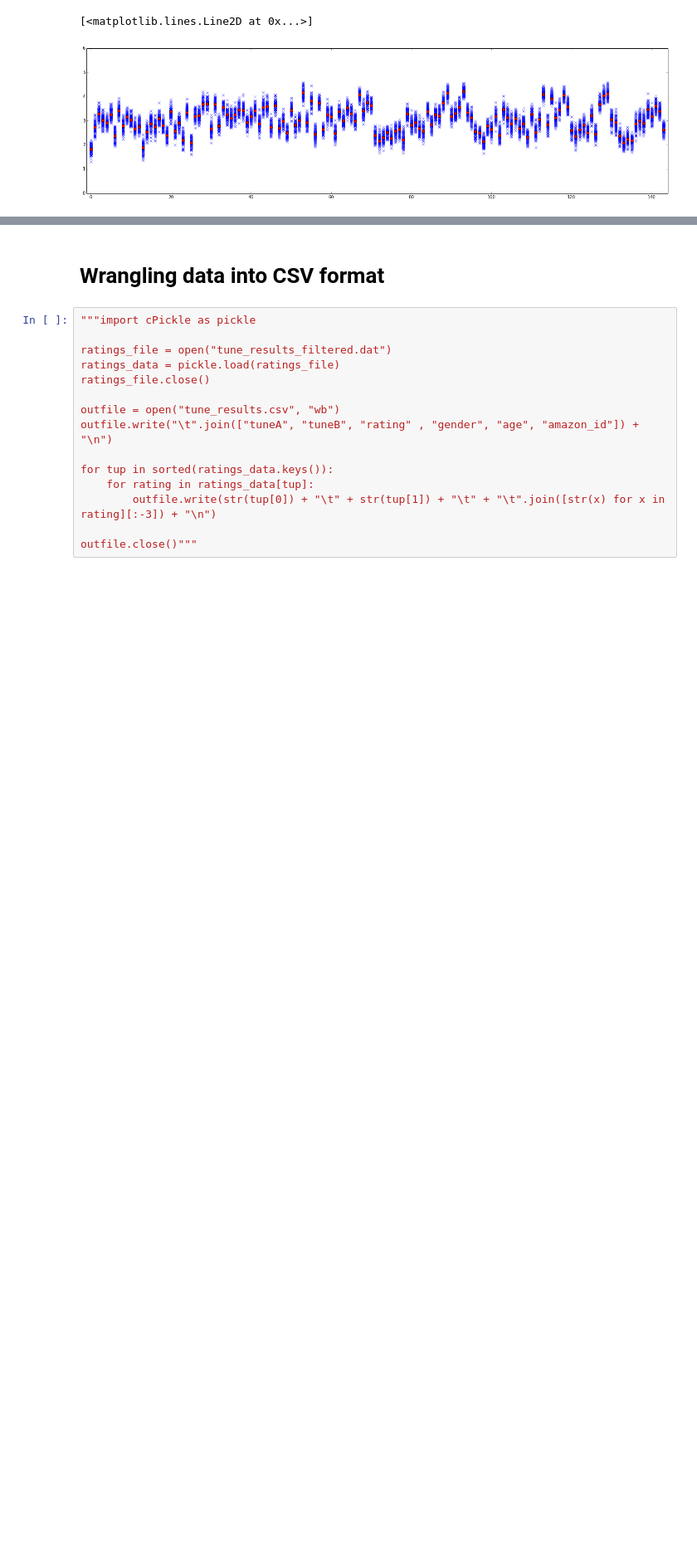
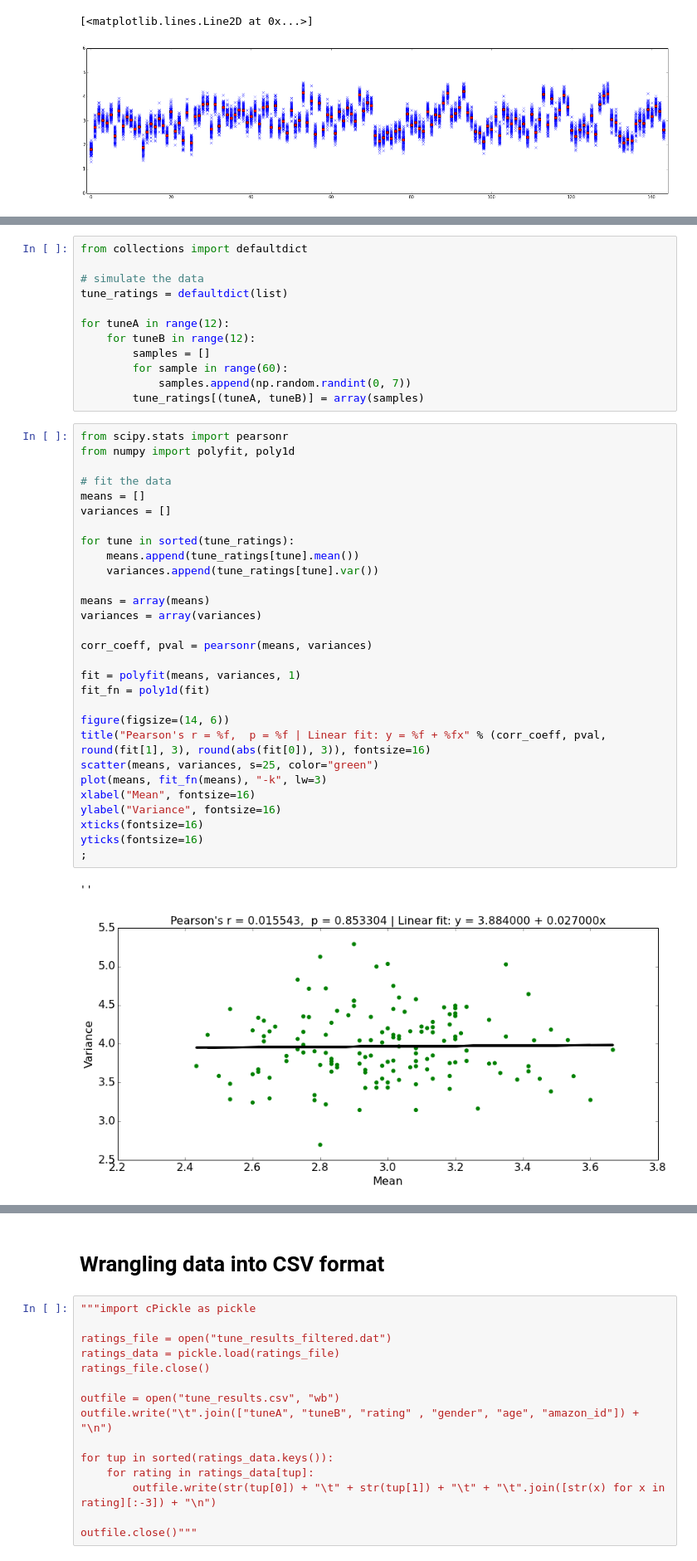
Before and after one commit to rhiever/AMT-tune-analysis, a Jupyter notebook: Tunes analysis.ipynb, the cells around one changed output, grey strips where cells are left out. Shown at 83% size. Cells and saved outputs as stored; diff of their text form; blank space fills up the shorter version.

```diff
--- a/Tunes analysis.ipynb
+++ b/Tunes analysis.ipynb
@@ -840,0 +879,44 @@ plot(tunes, actual, "ro")
+# %%
+from collections import defaultdict
+
+# simulate the data
+tune_ratings = defaultdict(list)
+
+for tuneA in range(12):
+    for tuneB in range(12):
+        samples = []
+        for sample in range(60):
+            samples.append(np.random.randint(0, 7))
+        tune_ratings[(tuneA, tuneB)] = array(samples)
+# %%
+from scipy.stats import pearsonr
+from numpy import polyfit, poly1d
+
+# fit the data
+means = []
+variances = []
+
+for tune in sorted(tune_ratings):
+    means.append(tune_ratings[tune].mean())
+    variances.append(tune_ratings[tune].var())
+
+means = array(means)
+variances = array(variances)
+
+corr_coeff, pval = pearsonr(means, variances)
+
+fit = polyfit(means, variances, 1)
+fit_fn = poly1d(fit)
+
+figure(figsize=(14, 6))
+title("Pearson's r = %f,  p = %f | Linear fit: y = %f + %fx" % (corr_coeff, pval, round(fit[1], 3), round(abs(fit[0]), 3)), fontsize=16)
+scatter(means, variances, s=25, color="green")
+plot(means, fit_fn(means), "-k", lw=3)
+xlabel("Mean", fontsize=16)
+ylabel("Variance", fontsize=16)
+xticks(fontsize=16)
+yticks(fontsize=16)
+;
+# %% [output]
+''
+[figure, added]
```
Also changed, not shown: parts of 11 cells of this notebook.
